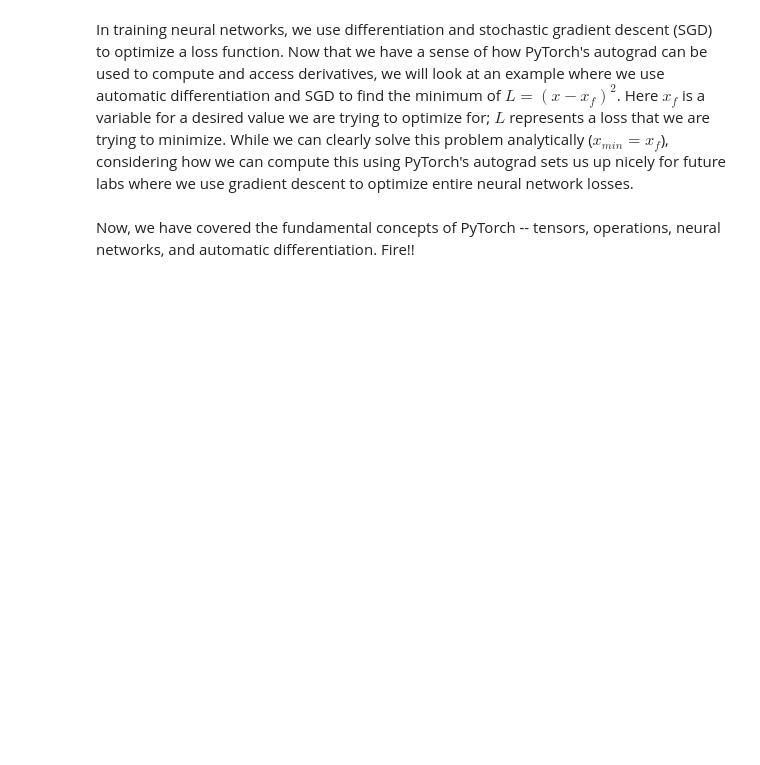
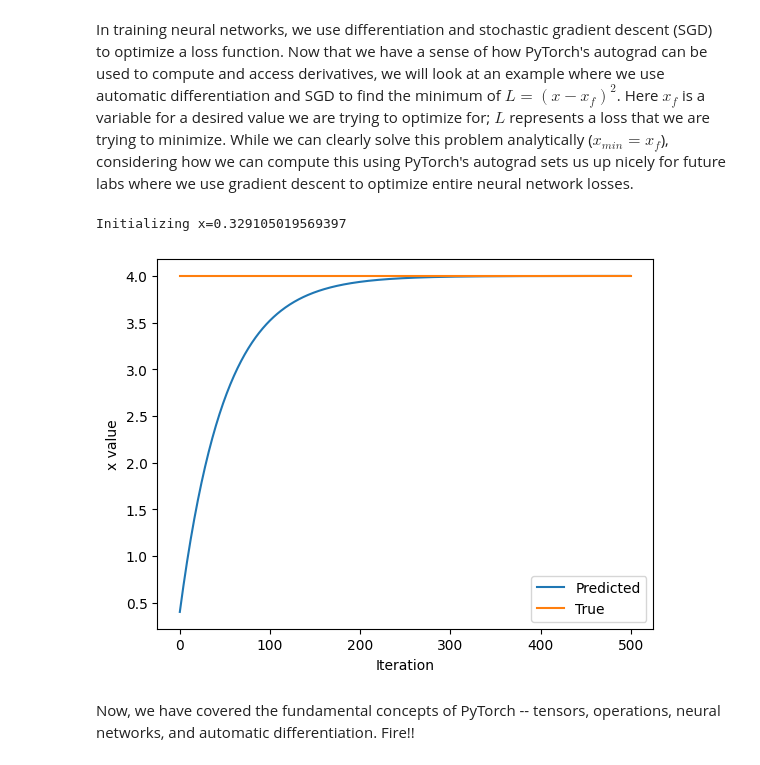
Before and after one commit to Jysee/MIT, a Jupyter notebook: lab1/PT_Part1_Intro.ipynb, the cells around one changed output. Drawn from its saved outputs; the diff is of its cells as text; code cells hidden in the pictures; blank space fills up the shorter version.

```diff
--- a/lab1/PT_Part1_Intro.ipynb
+++ b/lab1/PT_Part1_Intro.ipynb
@@ -326,33 +342,36 @@ In training neural networks, we use differentiation and stochastic gradient desc
 x = torch.randn(1)
 print(f"Initializing x={x.item()}")
 
 learning_rate = 1e-2  # Learning rate
 history = []
 x_f = 4  # Target value
 
 
 # We will run gradient descent for a number of iterations. At each iteration, we compute the loss,
 #   compute the derivative of the loss with respect to x, and perform the update.
 for i in range(500):
     x = torch.tensor([x], requires_grad=True)
 
     # TODO: Compute the loss as the square of the difference between x and x_f
-    loss = # TODO
+    loss = (x - x_f)**2
 
     # Backpropagate through the loss to compute gradients
     loss.backward()
 
     # Update x with gradient descent
     x = x.item() - learning_rate * x.grad
 
     history.append(x.item())
 
 # Plot the evolution of x as we optimize toward x_f!
 plt.plot(history)
 plt.plot([0, 500], [x_f, x_f])
 plt.legend(('Predicted', 'True'))
 plt.xlabel('Iteration')
 plt.ylabel('x value')
 plt.show()
+# %% [output]
+Initializing x=0.329105019569397
+[figure, added]
 # %% [markdown]
 Now, we have covered the fundamental concepts of PyTorch -- tensors, operations, neural networks, and automatic differentiation. Fire!!
```
Also changed, not shown: parts of 8 cells of this notebook.
